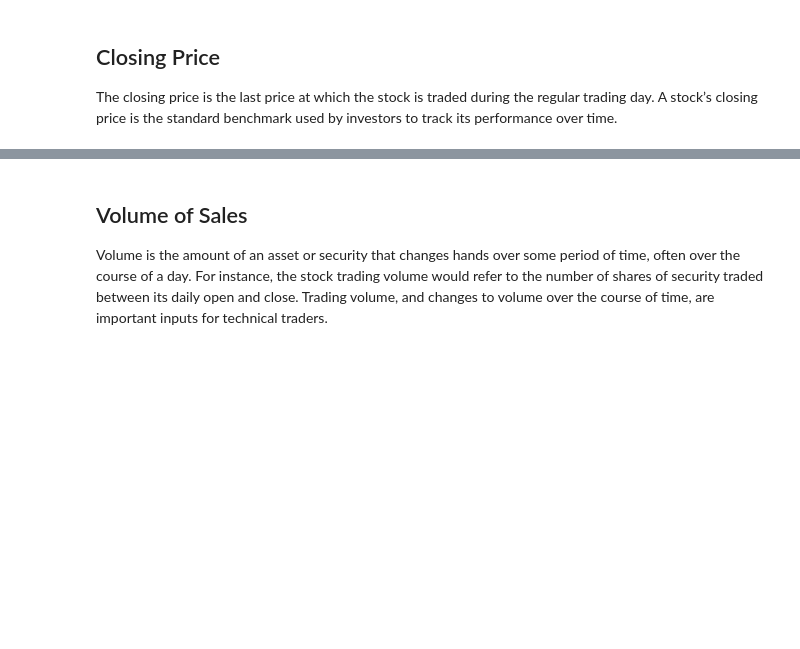
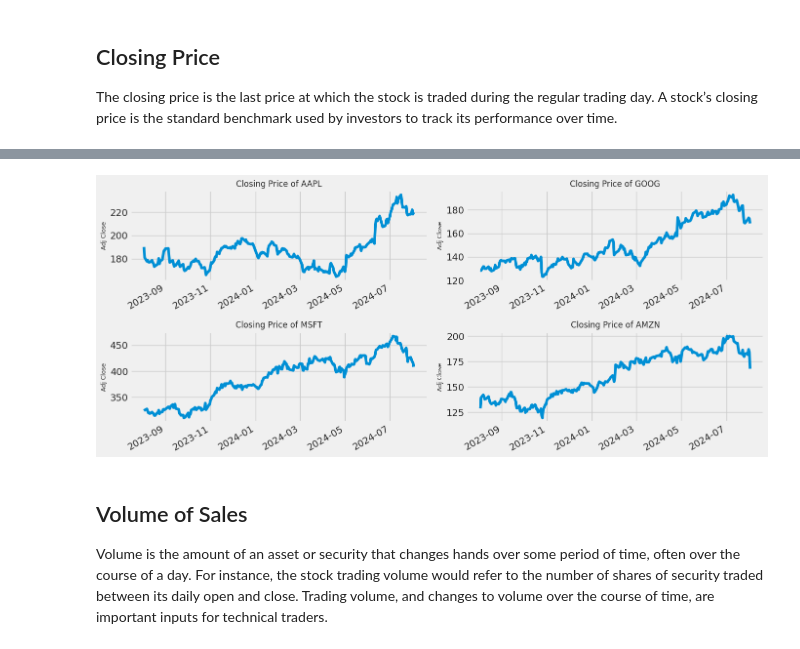
Before and after one commit to engineersakibcse47/Stock_Market_Analysis_-and_Prediction_using_GRU, a Jupyter notebook: 📊Stock_Market_Analysis_📈_+_Prediction_using_GRU.ipynb, the cells around one changed output, grey strips where cells are left out. Saved outputs shown, nothing was run; the diff lists cells and outputs as text; code cells hidden in the pictures; blank space fills up the shorter version.

```diff
--- a/📊Stock_Market_Analysis_📈_+_Prediction_using_GRU.ipynb
+++ b/📊Stock_Market_Analysis_📈_+_Prediction_using_GRU.ipynb
@@ -199,3 +138,18 @@ fig.show()
+# %%
+# Let's see a historical view of the closing price
+plt.figure(figsize=(14, 6), dpi=100)
+plt.subplots_adjust(top=1.25, bottom=1)
+
+for i, company in enumerate(company_list, 1):
+    plt.subplot(2, 2, i)
+    company['Adj Close'].plot()
+    plt.ylabel('Adj Close', fontsize=9)
+    plt.xlabel(None)
+    plt.title(f"Closing Price of {tech_list[i - 1]}", fontsize=12)
+
+plt.tight_layout()
+# %% [output]
+[figure, added]
 # %% [markdown]
 ## Volume of Sales
 Volume is the amount of an asset or security that changes hands over some period of time, often over the course of a day. For instance, the stock trading volume would refer to the number of shares of security traded between its daily open and close. Trading volume, and changes to volume over the course of time, are important inputs for technical traders.
```
Also changed, not shown: parts of 13 cells of this notebook.
